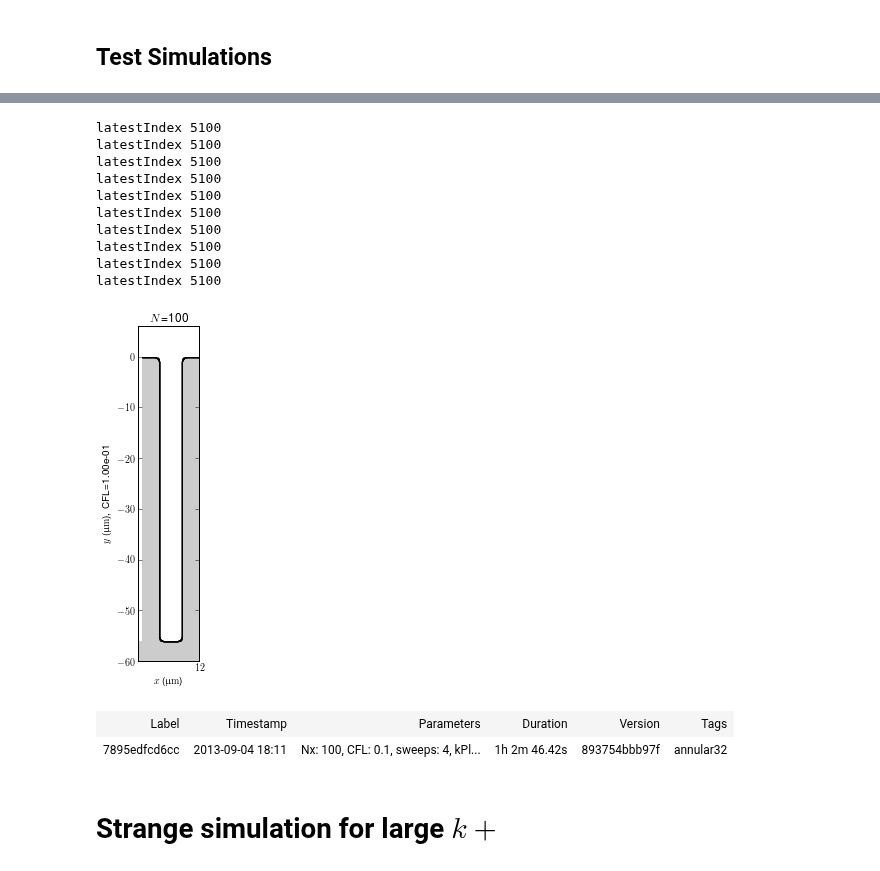
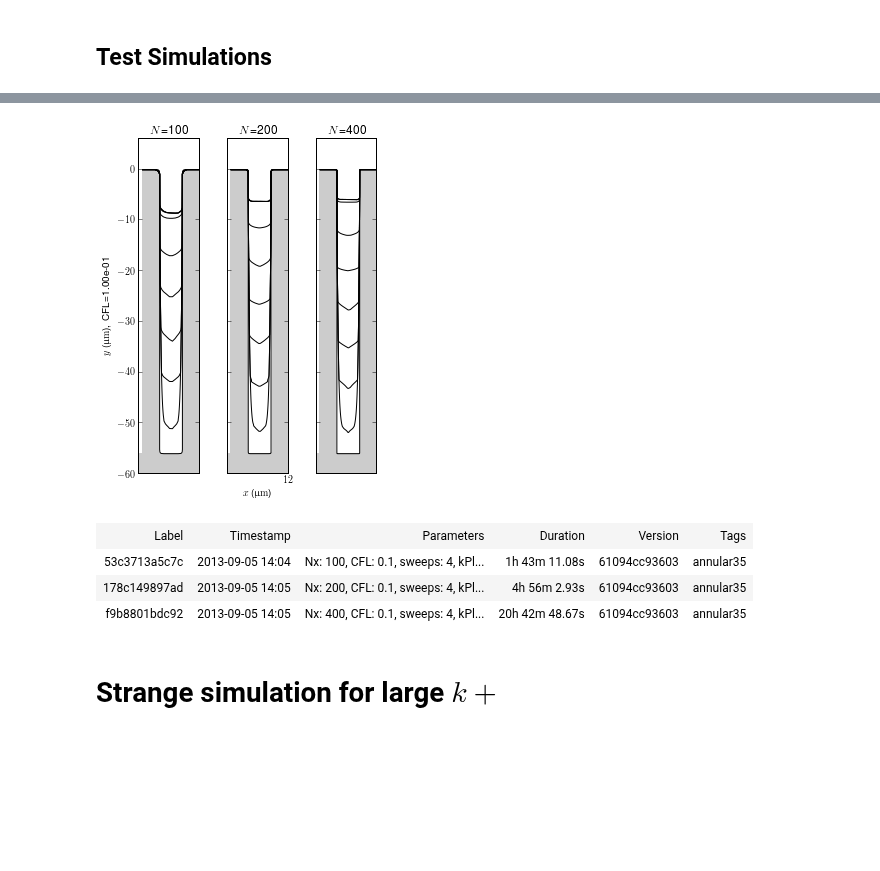
Before and after one commit to wd15/extremefill2D, a Jupyter notebook: annular7.ipynb, the cells around one changed output, grey strips where cells are left out. Saved outputs shown, nothing was run; the diff lists cells and outputs as text; code cells hidden in the pictures; blank space fills up the shorter version.

```diff
--- a/annular7.ipynb
+++ b/annular7.ipynb
@@ -71,7 +71,7 @@ reason = "Running simulation with odd voids under different system parameter to
 for CFL in (0.1, 0.05, 0.02, 0.01):
     for sweeps in (4, 8, 16):
         for Nx in (100, 200, 400, 800):
-            batch_launch(reason=reason, tags=['annular31'], kPlus=kPlus, kMinus=kMinus, rboundary=rboundary, Nx=Nx, spacing_ratio=1.2, CFL=CFL, sweeps=sweeps)
+            batch_launch(reason=reason, tags=['annular34'], kPlus=kPlus, kMinus=kMinus, rboundary=rboundary, Nx=Nx, spacing_ratio=1.2, CFL=CFL, sweeps=sweeps)
 
-!qstat > qstat_annular31.txt
+!qstat > qstat_annular34.txt
 # %% [output]
@@ -126,0 +127,13 @@ smt_ipy_table([j for i in records for j in i], fields=['label', 'timestamp', 'pa
+# %%
+from multiViewer import MultiViewer
+
+Nxs = (100, 200)
+sweeps = (0.1, 0.05, 0.02)
+getrecord = lambda CFL, Nx: getSMTRecords(records=annular34Records, parameters={'Nx' : Nx, 'CFL' : CFL, 'sweeps' : 8})[0]
+records = [[getrecord(CFL, Nx) for Nx in Nxs] for CFL in CFLs]
+viewer = MultiViewer(records,
+                     rowtitle=lambda r: r'CFL={0:1.2e}'.format(r.parameters['CFL']),
+                     columntitle=lambda r: r'$N$={0}'.format(r.parameters['Nx']),
+                     figsize=(1.5, 6))
+viewer.plot(times=np.arange(10) * 4000. / 9.)
+smt_ipy_table([j for i in records for j in i], fields=['label', 'timestamp', 'parameters', 'duration', 'version', 'tags'], parameters=['Nx', 'CFL', 'sweeps', 'kPlus', 'kMinus'])
@@ -155,7 +177,7 @@ reason = "Running simulation that seems to be good under different system parame
 for CFL in (0.1, 0.05, 0.02, 0.01):
     for sweeps in (4, 8, 16):
         for Nx in (100, 200, 400, 800):
-            batch_launch(reason=reason, tags=['annular32'], kPlus=kPlus, kMinus=kMinus, rboundary=rboundary, Nx=Nx, spacing_ratio=1.2, CFL=CFL, sweeps=sweeps)
+            batch_launch(reason=reason, tags=['annular35'], kPlus=kPlus, kMinus=kMinus, rboundary=rboundary, Nx=Nx, spacing_ratio=1.2, CFL=CFL, sweeps=sweeps)
 
-!qstat > qstat_annular32.txt
+!qstat > qstat_annular35.txt
 # %% [output]
@@ -165,9 +187,9 @@ Wed Sep  4 18:11:45 EDT 2013
 %autoreload 2
 from tools import getSMTRecords, smt_ipy_table
 records = getSMTRecords()
-annular32Records = getSMTRecords(records=records, tags=['annular32'])
+annular35Records = getSMTRecords(records=records, tags=['annular35'])
 
-smt_ipy_table(annular32Records, fields=['label', 'timestamp', 'parameters', 'duration', 'version', 'tags'], parameters=['CFL', 'sweeps', 'Nx'])
+smt_ipy_table(annular35Records, fields=['label', 'timestamp', 'parameters', 'duration', 'version', 'tags'], parameters=['CFL', 'sweeps', 'Nx'])
 # %% [output]
 Created Django record store using PostgreSQL
 | Label | Timestamp | Parameters | Duration | Version | Tags |
@@ -189,33 +290,25 @@ Created Django record store using PostgreSQL
 # %%
 %load_ext autoreload
 %autoreload 2
 
 from multiViewer import MultiViewer
 
-Nxs = (100,)
+Nxs = (100, 200, 400)
 CFLs = (0.1,)
-getrecord = lambda CFL, Nx: getSMTRecords(records=annular32Records, parameters={'Nx' : Nx, 'CFL' : CFL, 'sweeps' : 4})[0]
+getrecord = lambda CFL, Nx: getSMTRecords(records=annular35Records, parameters={'Nx' : Nx, 'CFL' : CFL, 'sweeps' : 4})[0]
 records = [[getrecord(CFL, Nx) for Nx in Nxs] for CFL in CFLs]
 viewer = MultiViewer(records,
                      rowtitle=lambda r: r'CFL={0:1.2e}'.format(r.parameters['CFL']),
                      columntitle=lambda r: r'$N$={0}'.format(r.parameters['Nx']),
                      figsize=(1.5, 6))
 viewer.plot(times=np.arange(10) * 4000. / 9.)
 smt_ipy_table([j for i in records for j in i], fields=['label', 'timestamp', 'parameters', 'duration', 'version', 'tags'], parameters=['Nx', 'CFL', 'sweeps', 'kPlus', 'kMinus'])
 # %% [output]
-latestIndex 5100
-latestIndex 5100
-latestIndex 5100
-latestIndex 5100
-latestIndex 5100
-latestIndex 5100
-latestIndex 5100
-latestIndex 5100
-latestIndex 5100
-latestIndex 5100
-[figure, old version]
+[figure, new version]
 | Label | Timestamp | Parameters | Duration | Version | Tags |
-| 7895edfcd6cc | 2013-09-04 18:11 | Nx: 100, CFL: 0.1, sweeps: 4, kPl... | 1h 2m 46.42s | 893754bbb97f | annular32 |
+| 53c3713a5c7c | 2013-09-05 14:04 | Nx: 100, CFL: 0.1, sweeps: 4, kPl... | 1h 43m 11.08s | 61094cc93603 | annular35 |
+| 178c149897ad | 2013-09-05 14:05 | Nx: 200, CFL: 0.1, sweeps: 4, kPl... | 4h 56m 2.93s | 61094cc93603 | annular35 |
+| f9b8801bdc92 | 2013-09-05 14:05 | Nx: 400, CFL: 0.1, sweeps: 4, kPl... | 20h 42m 48.67s | 61094cc93603 | annular35 |
 # %% [markdown]
 # Strange simulation for large $k+$
 # %%
```
Also changed, not shown: parts of 15 cells of this notebook.
